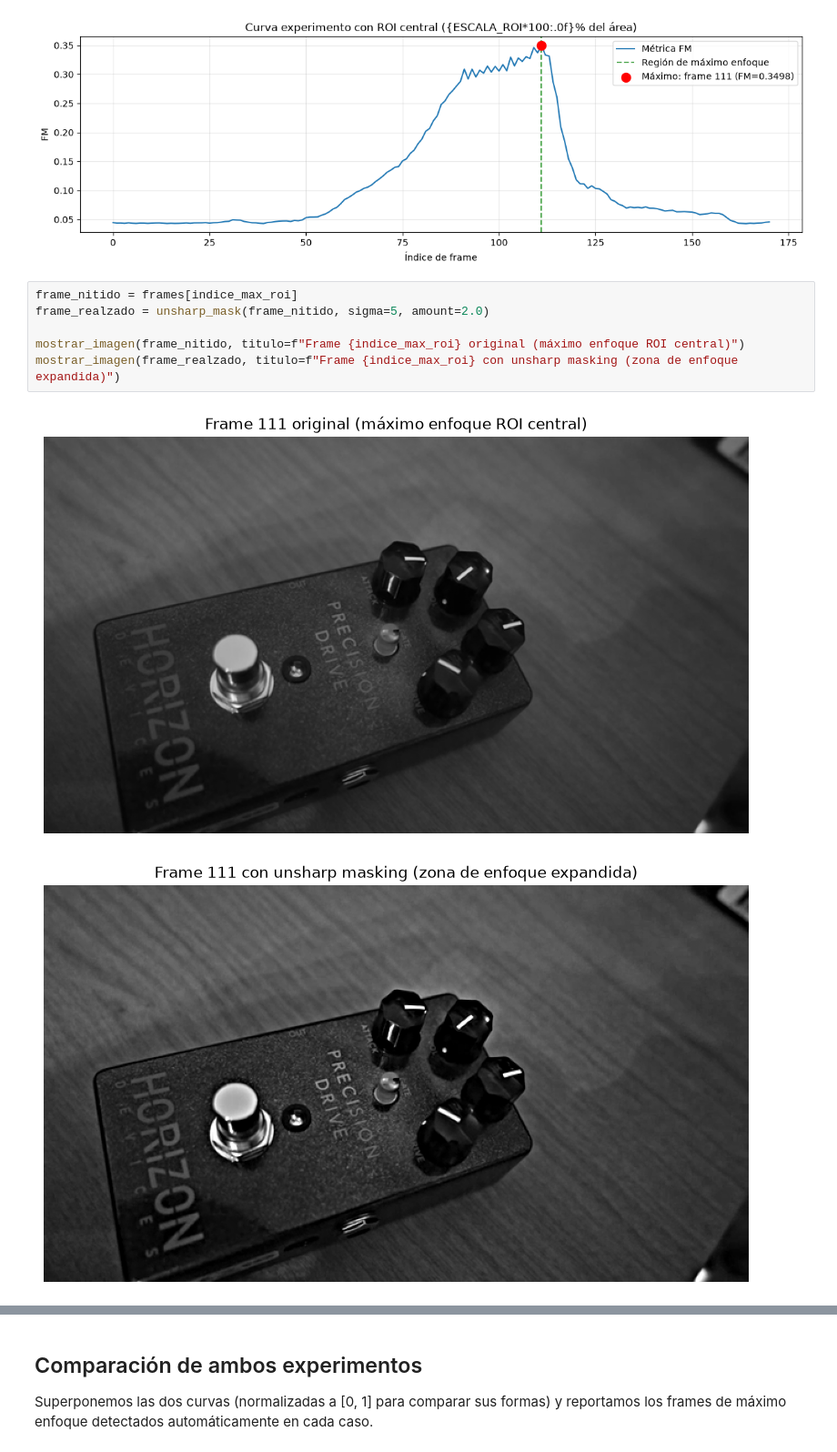
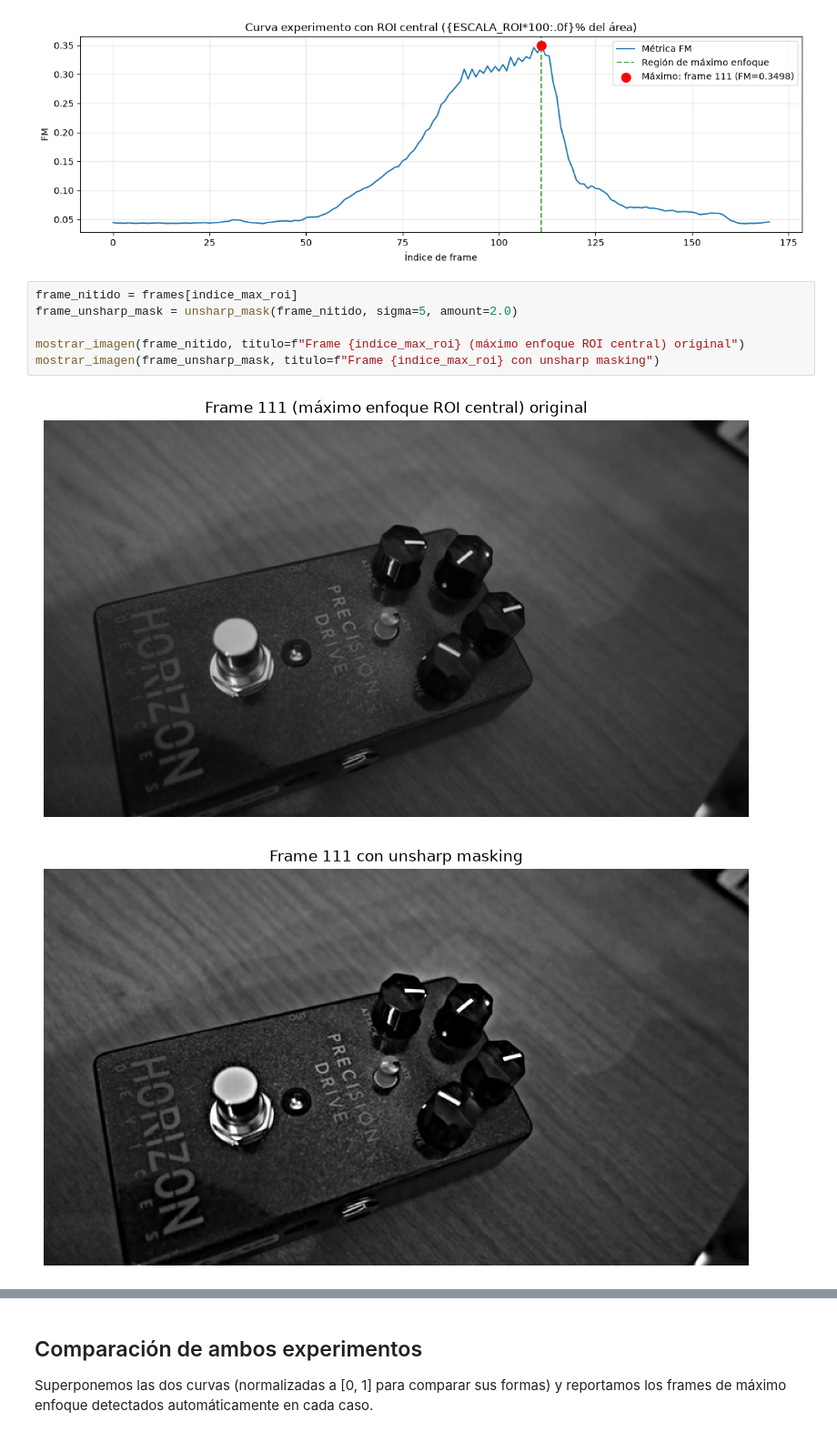
Before and after one commit to francomor/ceia-vision-computadora-I, a Jupyter notebook: TP2/TP2_franco.ipynb, the cells around one changed output, grey strips where cells are left out. Shown at 91% size. Saved outputs shown, nothing was run; the diff lists cells and outputs as text.

```diff
--- a/TP2/TP2_franco.ipynb
+++ b/TP2/TP2_franco.ipynb
@@ -165,13 +165,13 @@ plot_curva_enfoque(metricas_roi, indice_max_roi, titulo="Curva experimento con R
 [figure]
 # %%
 frame_nitido = frames[indice_max_roi]
-frame_realzado = unsharp_mask(frame_nitido, sigma=5, amount=2.0)
+frame_unsharp_mask = unsharp_mask(frame_nitido, sigma=5, amount=2.0)
 
-mostrar_imagen(frame_nitido, titulo=f"Frame {indice_max_roi} original (máximo enfoque ROI central)")
-mostrar_imagen(frame_realzado, titulo=f"Frame {indice_max_roi} con unsharp masking (zona de enfoque expandida)")
+mostrar_imagen(frame_nitido, titulo=f"Frame {indice_max_roi} (máximo enfoque ROI central) original")
+mostrar_imagen(frame_unsharp_mask, titulo=f"Frame {indice_max_roi} con unsharp masking")
 # %% [output]
-[figure, old version]
+[figure, new version]
-[figure, old version]
+[figure, new version]
 # %%
 # Verificamos cuantitativamente que la métrica de nitidez aumenta
 print(f"FM original : {sharpness_fft(frame_nitido):.4f}")
```
Also changed, not shown: parts of 3 cells of this notebook.
